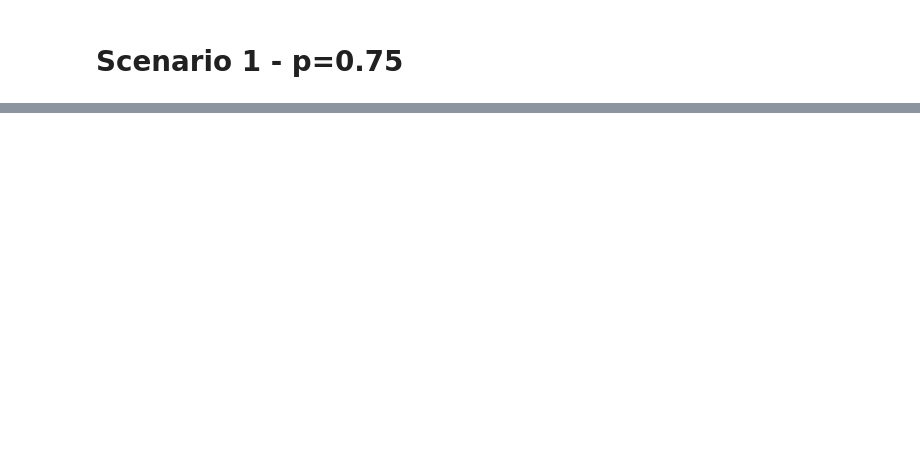
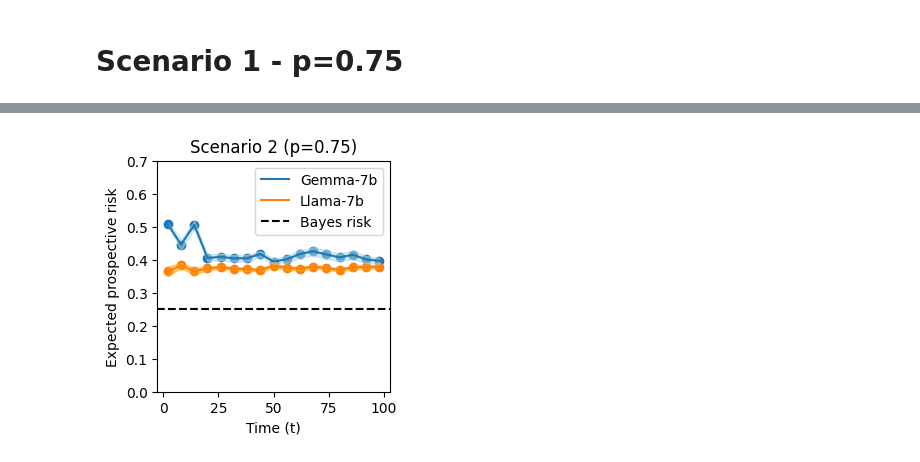
Before and after one commit to YuxinB/ProL, a Jupyter notebook: llm/notebooks/llm_prob.ipynb, the cells around one changed output, grey strips where cells are left out. Saved outputs shown, nothing was run; the diff lists cells and outputs as text; code cells hidden in the pictures; blank space fills up the shorter version.

```diff
--- a/llm/notebooks/llm_prob.ipynb
+++ b/llm/notebooks/llm_prob.ipynb
@@ -108,0 +132,38 @@ plt.show()
+# %%
+gemma_s2 = np.load("../data/scenario2_gemma-7b_75.npy")
+llama_s2 = np.load("../data/scenario2_Llama-2-7b-hf_75.npy")
+# %%
+perf = np.nanmean(gemma_s2, axis=1)
+mean = perf[:, 1]
+std = np.nanstd(gemma_s2, axis=1)[:, 1] / np.sqrt(100.0)
+# %%
+mean_l = llama_s2.mean(1)[:, 1]
+std_l = llama_s2.std(1)[:, 1] / np.sqrt(100.0)
+# %%
+plt.figure(figsize=(3, 3))
+
+plt.plot(perf[:, 0], perf[:, 1])
+plt.plot(perf[:, 0], llama_s2.mean(1)[:, 1])
+plt.axhline(y=0.25, color='black', linestyle='--')
+
+plt.scatter(perf[:, 0], perf[:, 1])
+plt.scatter(perf[:, 0], llama_s2.mean(1)[:, 1])
+
+
+plt.fill_between(perf[:, 0], mean - std, mean + std, alpha=0.5, color='lightblue')
+plt.fill_between(perf[:, 0], mean_l - std_l, mean_l + std_l, alpha=0.5, color='orange')
+
+
+
+plt.ylim([0, 0.7])
+
+plt.title("Scenario 2 (p=0.75)")
+plt.xlabel("Time (t)")
+plt.ylabel("Expected prospective risk")
+plt.legend(["Gemma-7b", "Llama-7b", 'Bayes risk'])
+
+plt.savefig("../figures/scenario2_p75.pdf", bbox_inches="tight")
+
+plt.show()
+# %% [output]
+[figure, added]
```
Also changed, not shown: parts of 11 cells of this notebook, 11 other files.
